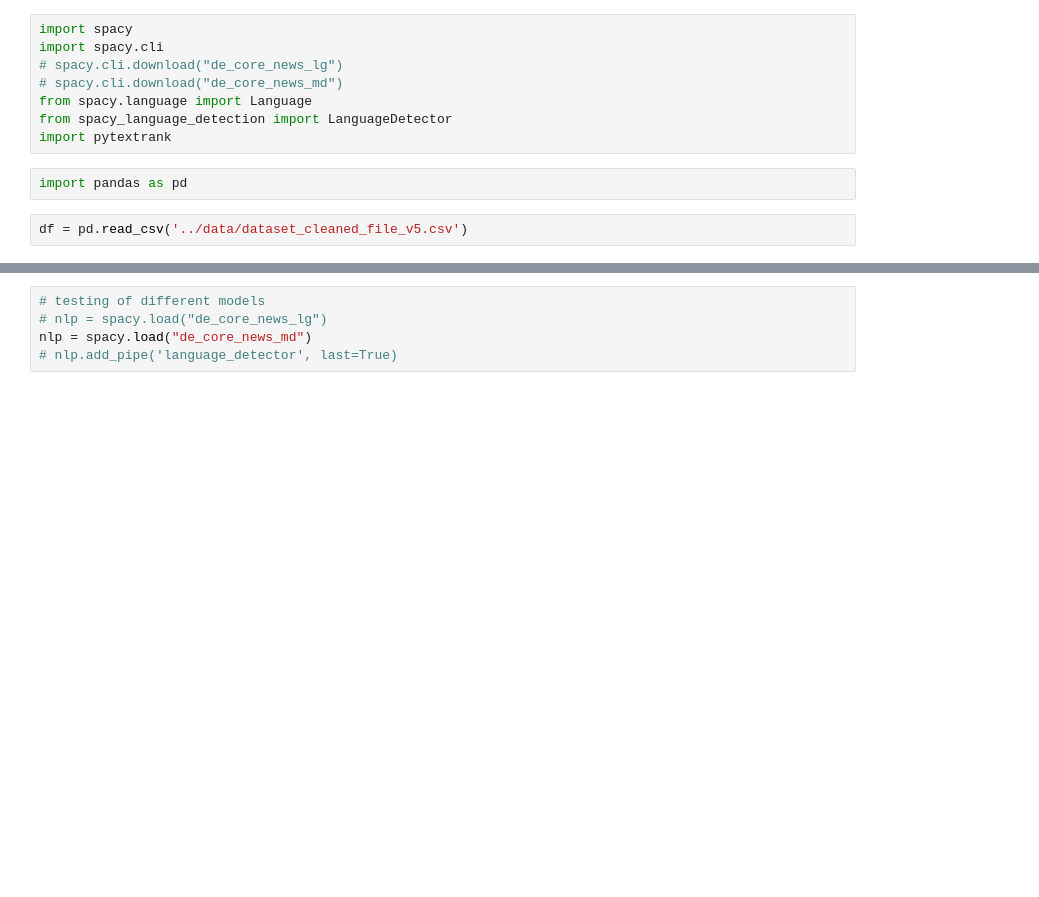
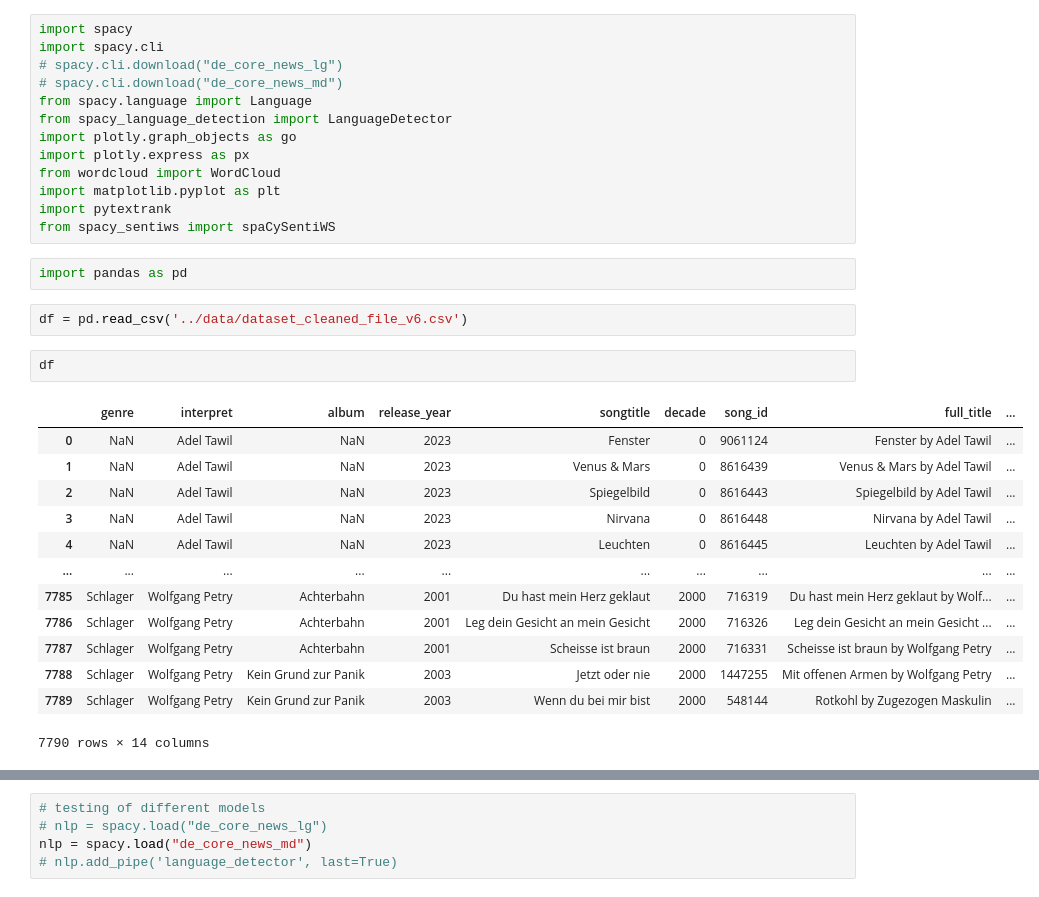
Before and after one commit to Richard-Sieg-TH-Koln/statistik-2-team-3, a Jupyter notebook: notebooks/visualisations.ipynb, the cells around one changed output, grey strips where cells are left out. Drawn from its saved outputs; the diff is of its cells as text; blank space fills up the shorter version.

```diff
--- a/notebooks/visualisations.ipynb
+++ b/notebooks/visualisations.ipynb
@@ -5,8 +5,29 @@ import spacy.cli
 # spacy.cli.download("de_core_news_md")
 from spacy.language import Language
 from spacy_language_detection import LanguageDetector
+import plotly.graph_objects as go
+import plotly.express as px
+from wordcloud import WordCloud
+import matplotlib.pyplot as plt
 import pytextrank
+from spacy_sentiws import spaCySentiWS
 # %%
 import pandas as pd
 # %%
-df = pd.read_csv('../data/dataset_cleaned_file_v5.csv')
+df = pd.read_csv('../data/dataset_cleaned_file_v6.csv')
+# %%
+df
+# %% [output]
+|  | genre | interpret | album | release_year | songtitle | decade | song_id | full_title | ... |
+| 0 | NaN | Adel Tawil | NaN | 2023 | Fenster | 0 | 9061124 | Fenster by Adel Tawil | ... |
+| 1 | NaN | Adel Tawil | NaN | 2023 | Venus & Mars | 0 | 8616439 | Venus & Mars by Adel Tawil | ... |
+| 2 | NaN | Adel Tawil | NaN | 2023 | Spiegelbild | 0 | 8616443 | Spiegelbild by Adel Tawil | ... |
+| 3 | NaN | Adel Tawil | NaN | 2023 | Nirvana | 0 | 8616448 | Nirvana by Adel Tawil | ... |
+| 4 | NaN | Adel Tawil | NaN | 2023 | Leuchten | 0 | 8616445 | Leuchten by Adel Tawil | ... |
+| ... | ... | ... | ... | ... | ... | ... | ... | ... | ... |
+| 7785 | Schlager | Wolfgang Petry | Achterbahn | 2001 | Du hast mein Herz geklaut | 2000 | 716319 | Du hast mein Herz geklaut by Wolf... | ... |
+| 7786 | Schlager | Wolfgang Petry | Achterbahn | 2001 | Leg dein Gesicht an mein Gesicht | 2000 | 716326 | Leg dein Gesicht an mein Gesicht ... | ... |
+| 7787 | Schlager | Wolfgang Petry | Achterbahn | 2001 | Scheisse ist braun | 2000 | 716331 | Scheisse ist braun by Wolfgang Petry | ... |
+| 7788 | Schlager | Wolfgang Petry | Kein Grund zur Panik | 2003 | Jetzt oder nie | 2000 | 1447255 | Mit offenen Armen by Wolfgang Petry | ... |
+| 7789 | Schlager | Wolfgang Petry | Kein Grund zur Panik | 2003 | Wenn du bei mir bist | 2000 | 548144 | Rotkohl by Zugezogen Maskulin | ... |
+7790 rows × 14 columns
```
Also changed, not shown: parts of 22 cells of this notebook, 1 other file.
